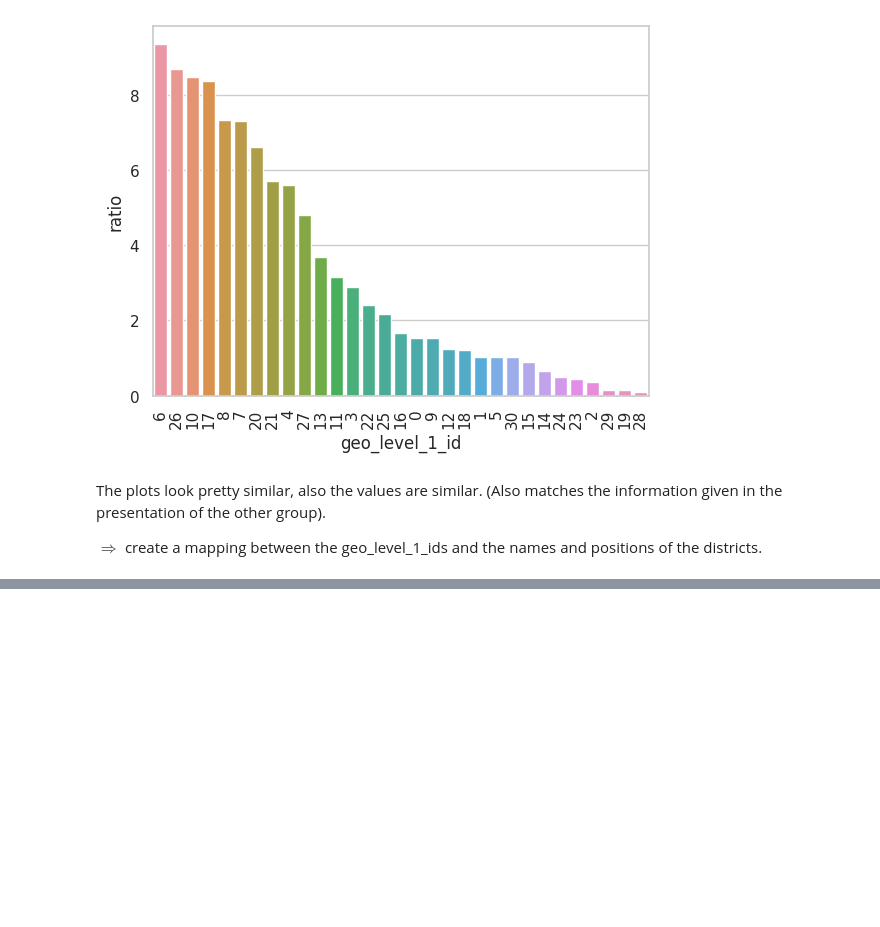
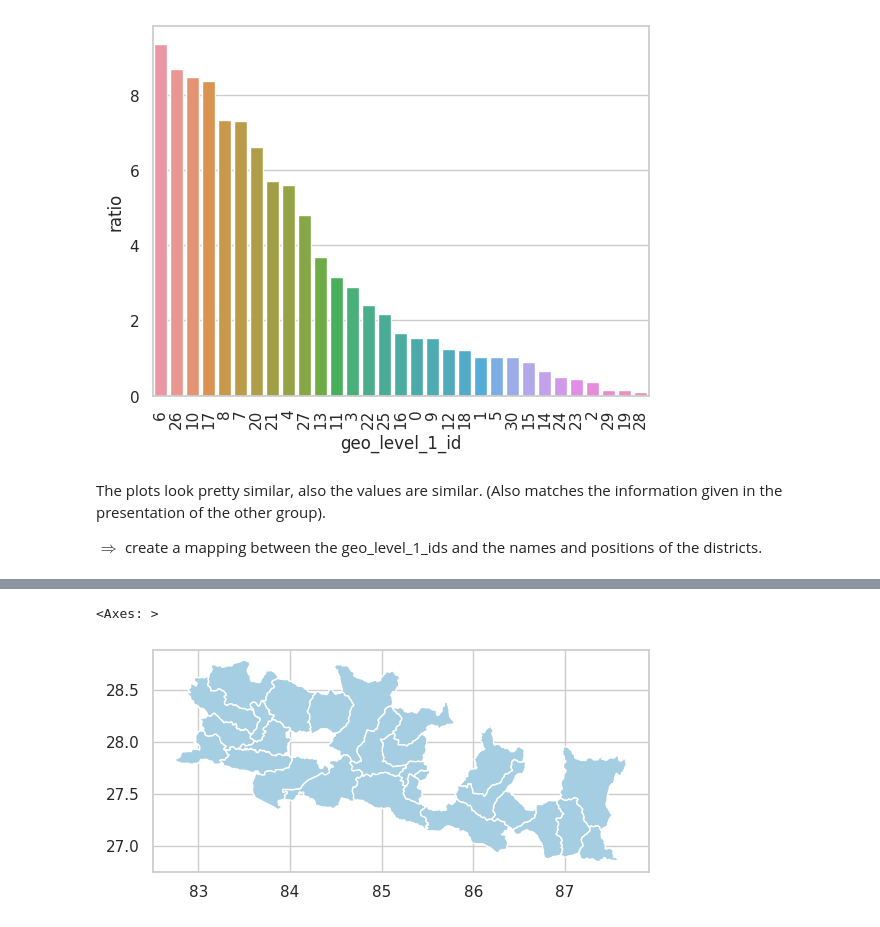
Before and after one commit to nina-prog/richters-predictor-modeling-earthquake-damage, a Jupyter notebook: notebooks/week06/week06-distance-to-epicenter.ipynb, the cells around one changed output, grey strips where cells are left out. Drawn from its saved outputs; the diff is of its cells as text; code cells hidden in the pictures; blank space fills up the shorter version.

```diff
--- a/notebooks/week06/week06-distance-to-epicenter.ipynb
+++ b/notebooks/week06/week06-distance-to-epicenter.ipynb
@@ -112,0 +139,6 @@ The information where the epicenter of the earthquake was can be found here: htt
+# %%
+# Since the dist codes do not match, try the district names
+shapes[shapes["dist_name"].isin(list(district_mapping["district"]))].plot()
+# %% [output]
+<Axes: >
+[figure, added]
```
Also changed, not shown: parts of 20 cells of this notebook.
